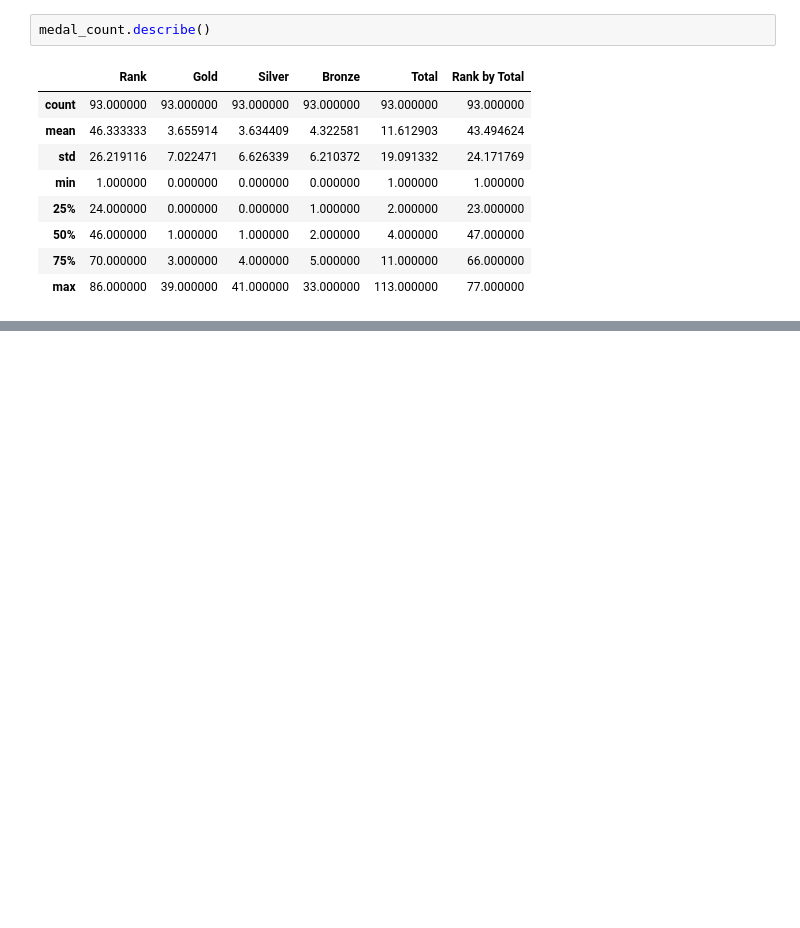
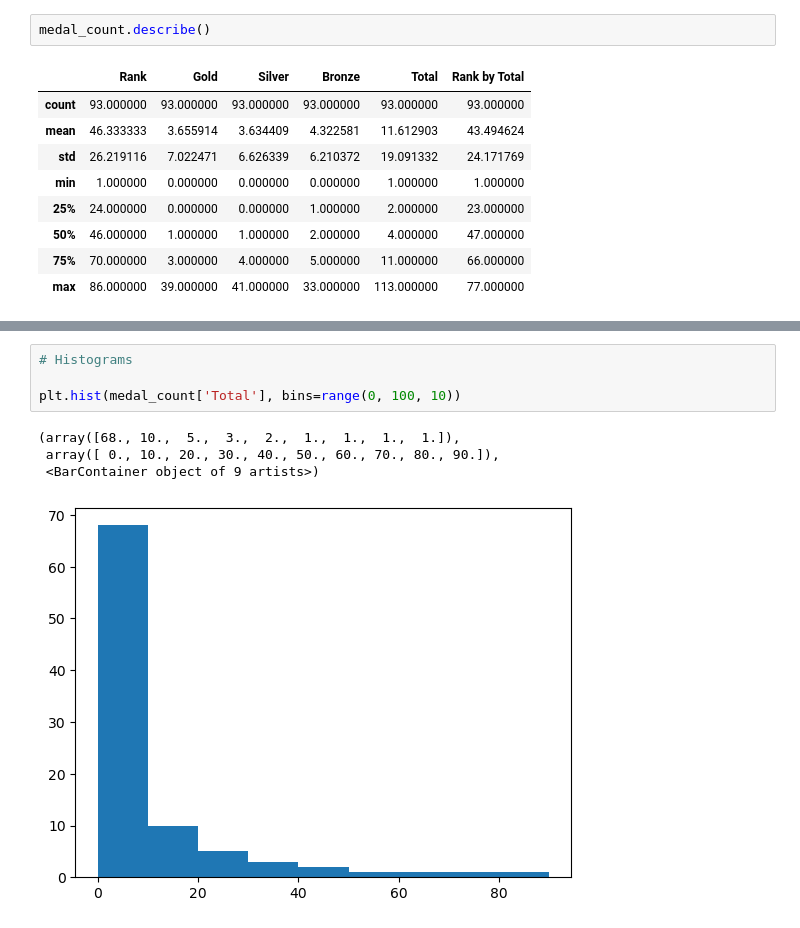
Before and after one commit to ardazlata/tokyo-olympics-analysis, a Jupyter notebook: main.ipynb, the cells around one changed output, grey strips where cells are left out. Drawn from its saved outputs; the diff is of its cells as text; blank space fills up the shorter version.

```diff
--- a/main.ipynb
+++ b/main.ipynb
@@ -85,0 +137,9 @@ print(variance_total, variance_gold)
+# %%
+# Histograms
+
+plt.hist(medal_count['Total'], bins=range(0, 100, 10))
+# %% [output]
+(array([68., 10.,  5.,  3.,  2.,  1.,  1.,  1.,  1.]),
+ array([ 0., 10., 20., 30., 40., 50., 60., 70., 80., 90.]),
+ <BarContainer object of 9 artists>)
+[figure, added]
```
Also changed, not shown: parts of 10 cells of this notebook.
